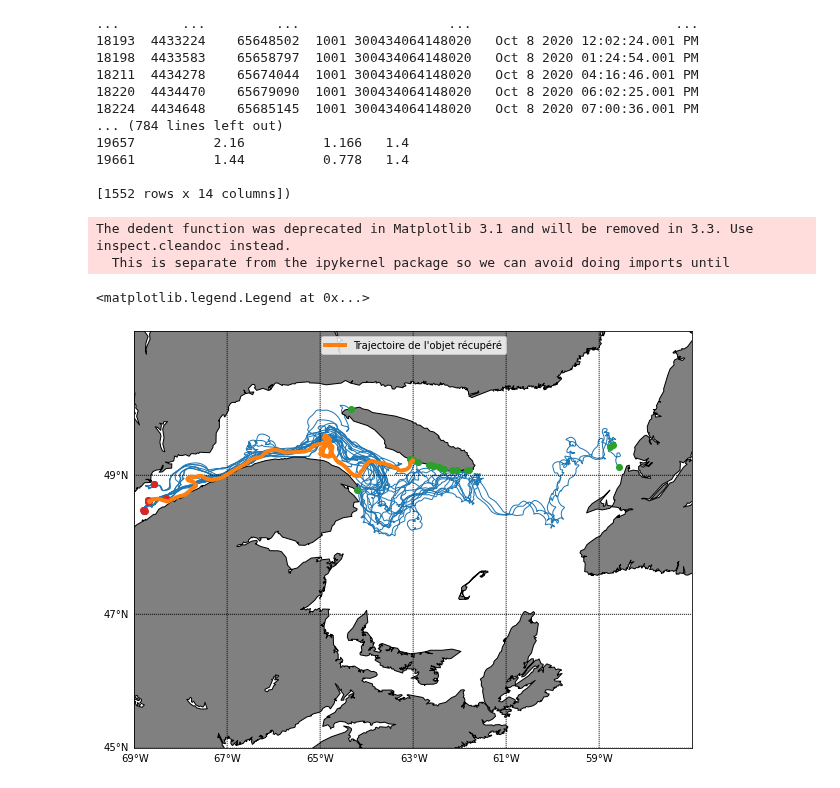
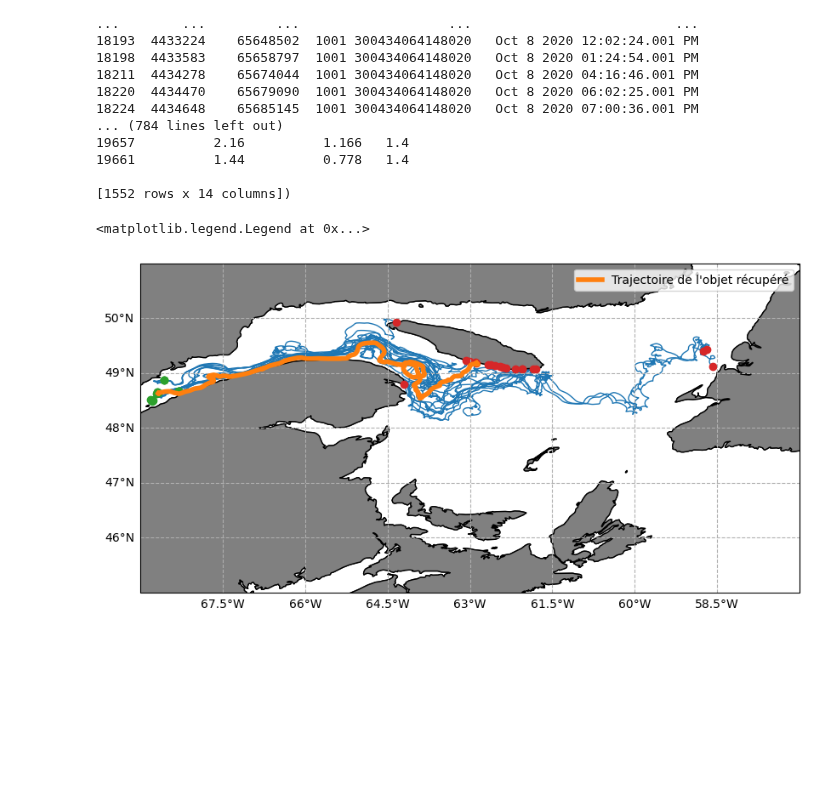
Before and after one commit to nsoontie/ocn_nav, a Jupyter notebook: notebooks/drifters/MEOPAR-recoveries/2020_TReX_Oskers.ipynb, the cells around one changed output. Drawn from its saved outputs; the diff is of its cells as text; code cells hidden in the pictures; blank space fills up the shorter version.

```diff
--- a/notebooks/drifters/MEOPAR-recoveries/2020_TReX_Oskers.ipynb
+++ b/notebooks/drifters/MEOPAR-recoveries/2020_TReX_Oskers.ipynb
@@ -35,17 +36,11 @@ lon_min=-69
 lon_max=-57
 lat_min=45
 lat_max=51
-mydevice='1010 300434064046920'
+mydevice='1005 300434064149010'
 # %%
 def plot_tracks(groups, ax):
-    bmap = Basemap(projection='merc',llcrnrlon=lon_min, urcrnrlon=lon_max,
-                   llcrnrlat=lat_min,urcrnrlat=lat_max, ax=ax,resolution='i')
-    bmap.fillcontinents(color='grey',)
-    bmap.drawparallels(np.arange(lat_min, lat_max, 2.),labels=[1,0,0,0])
-    bmap.drawmeridians(np.arange(lon_min, lon_max,2.), labels=[0,0,0,1])
-    bmap.drawcoastlines()
     for g, dg in groups:
-        x,y = bmap(dg['Longitude'].values, dg['Latitude'].values)
+        x,y = dg['Longitude'].values, dg['Latitude'].values
         lw=1
         label='__nolabel__'
         color='C0'
@@ -55,16 +50,21 @@ def plot_tracks(groups, ax):
             label = "Trajectoire de l'objet récupéré"
             color='C1'
             zorder=10
-        bmap.plot(x,y,linewidth=lw, label=label,color=color,zorder=zorder)
-        bmap.plot(x[-1],y[-1],'o',color='C2',label='__nolabel__')
-        bmap.plot(x[0],y[0],'o',color='C3',label='__nolabel__')
+        ax.plot(x,y,linewidth=lw, label=label,color=color,zorder=zorder, transform=ccrs.PlateCarree())
+        ax.plot(x[-1],y[-1],'o',color='C3',label='__nolabel__', transform=ccrs.PlateCarree())
+        ax.plot(x[0],y[0],'o',color='C2',label='__nolabel__' ,transform=ccrs.PlateCarree())
+    ax.coastlines()
+    ax.gridlines(draw_labels=['bottom', 'left'], ls='--')
+    land_feature = cfeature.NaturalEarthFeature(
+            'physical', 'land', scale='10m', edgecolor='black', facecolor='grey')
+    ax.add_feature(land_feature)
 # %%
-fig,ax = plt.subplots(1,1,figsize=(10,10))
+fig,ax = plt.subplots(1,1,figsize=(10,10), subplot_kw={'projection': ccrs.PlateCarree()})
 plot_tracks(groups,ax)
+ax.set_xlim([lon_min, lon_max])
+ax.set_ylim([lat_min, lat_max])
 ax.legend()
 # %% [output]
-The dedent function was deprecated in Matplotlib 3.1 and will be removed in 3.3. Use inspect.cleandoc instead.
-  This is separate from the ipykernel package so we can avoid doing imports until
+<matplotlib.legend.Legend at 0x...>
-<matplotlib.legend.Legend at 0x...>
-[figure, old version]
+[figure, new version]
 # %%
```
Also changed, not shown: parts of 3 cells of this notebook, 1 other file.
